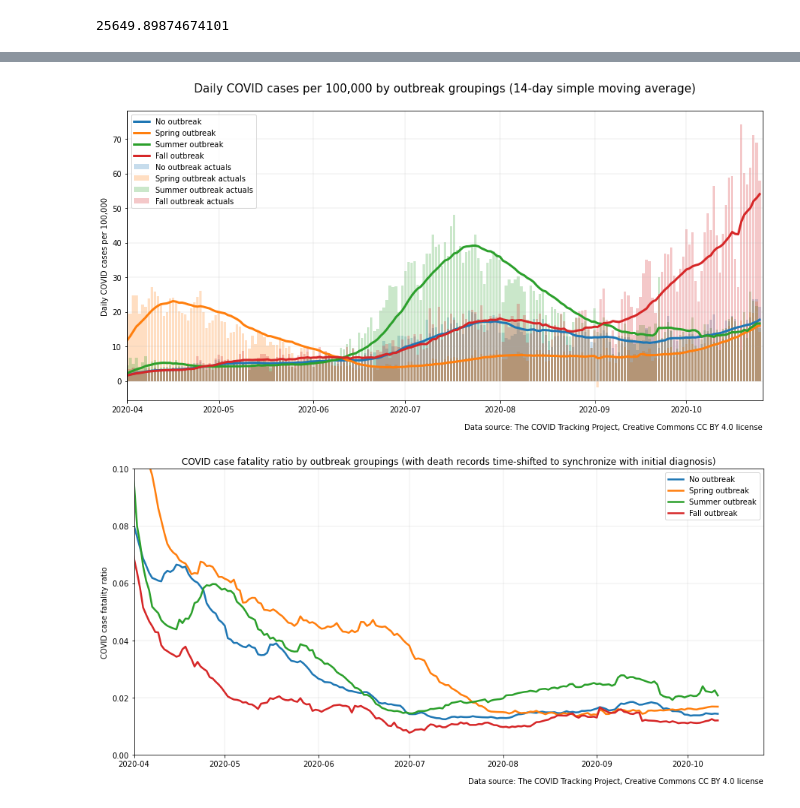
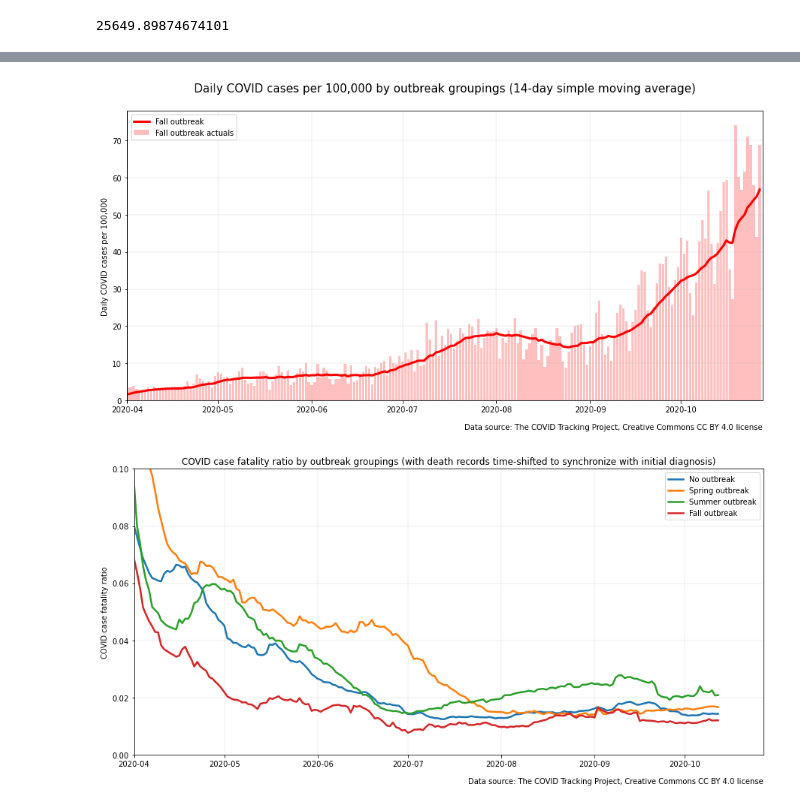
Before and after one commit to salvir1/COVID-19-outbreak-data-analysis, a Jupyter notebook: covid-groupings-outbreak-vs-uptick.ipynb, the cells around one changed output, grey strips where cells are left out. Cells and saved outputs as stored; diff of their text form; code cells hidden in the pictures.

Commit message:
new rev charts

```diff
--- a/covid-groupings-outbreak-vs-uptick.ipynb
+++ b/covid-groupings-outbreak-vs-uptick.ipynb
@@ -256,0 +235,18 @@ plt.savefig('img/COVID-positive-test-rate-by-outbreak-groupings.png')
+# %%
+# Positivity rates by group over time
+fig, ax = plt.subplots(figsize = (15,7))
+plt.figtext(0.9, 0.05, 'Data source: The COVID Tracking Project, Creative Commons CC BY 4.0 license', horizontalalignment='right')
+plt.grid(True, lw=0.2)
+
+for chart_group in grouped_cvd['CVD_group'].unique():
+    if chart_group == 'Fall outbreak':
+        group_df = grouped_cvd[grouped_cvd['CVD_group']== chart_group]
+        ax.bar(group_df['date'], group_df['positiveIncrease'] / (group_df['positiveIncrease'] + group_df['negativeIncrease']), label = f'{chart_group} actuals',  color = 'red', alpha=0.25)
+        ax.plot(group_df['date'], group_df['case_SMA'] / (group_df['case_SMA'] + group_df['negatives_SMA']), color = 'red', label = chart_group, lw=3)
+ax.set_xlim([datetime.date(2020, 4, 1), datetime.date.today()])
+ax.set_ylim(0, 0.4)
+ax.set_title(f'COVID positive test rate by outbreak groupings (14-day simple moving average)', size=15, y=1.05)
+ax.set_ylabel('Positive test rate')
+ax.legend()
+
+plt.savefig('img/COVID-positive-test-rate-by-outbreak-groupings-showing-daily-variability.png')
@@ -257,21 +255,22 @@ plt.savefig('img/COVID-positive-test-rate-by-outbreak-groupings.png')
 # %%
 # Cases per 100,000 by group over time
 fig, ax = plt.subplots(figsize = (15,7))
 plt.figtext(0.9, 0.05, 'Data source: The COVID Tracking Project, Creative Commons CC BY 4.0 license', horizontalalignment='right')
 plt.grid(True, lw=0.2)
 
 for chart_group in grouped_cvd['CVD_group'].unique():
-    group_df = grouped_cvd[grouped_cvd['CVD_group']== chart_group]
-    ax.bar(group_df['date'], group_df['positiveIncrease'] / group_df['Population'] * 100000, label = f'{chart_group} actuals',  alpha=0.25)
-    ax.plot(group_df['date'], group_df['case_SMA'] / group_df['Population'] * 100000, label = chart_group, lw=3)
+    if chart_group == 'Fall outbreak':
+        group_df = grouped_cvd[grouped_cvd['CVD_group']== chart_group]
+        ax.bar(group_df['date'], group_df['positiveIncrease'] / group_df['Population'] * 100000, label = f'{chart_group} actuals', color = 'red',  alpha=0.25)
+        ax.plot(group_df['date'], group_df['case_SMA'] / group_df['Population'] * 100000, label = chart_group,color = 'red',  lw=3)
 ax.set_xlim([datetime.date(2020, 4, 1), datetime.date.today()])
 ax.set_title(f'Daily COVID cases per 100,000 by outbreak groupings (14-day simple moving average)', size=15, y=1.05)
 ax.set_ylabel('Daily COVID cases per 100,000')
 ax.legend()
 
 plt.savefig('img/COVID-cases-by-outbreak-groupings-showing-daily-variability.png')
 # %% [output]
-[figure, old version]
+[figure, new version]
 # %%
 # Case fatality ratio by outbreak group over time
 fig, ax = plt.subplots(figsize = (15,7))
```
Also changed, not shown: parts of 10 cells of this notebook, 3 other files.
